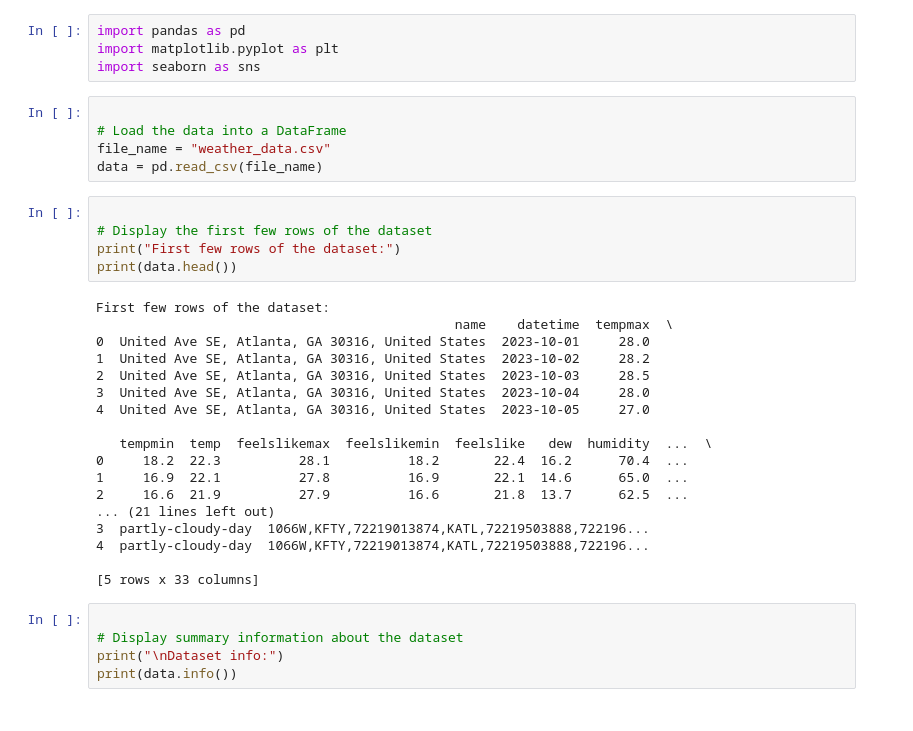
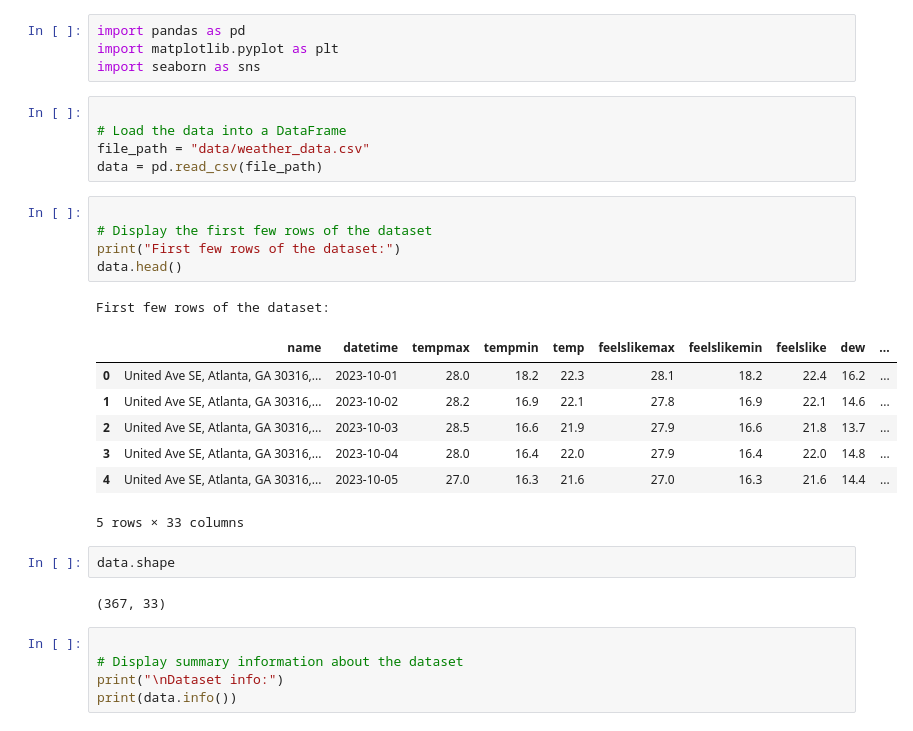
Before and after one commit to BingzheChen/DS6600_datapipeline, a Jupyter notebook: EDA.ipynb, the cells around one changed output. Cells and saved outputs as stored; diff of their text form.

```diff
--- a/EDA.ipynb
+++ b/EDA.ipynb
@@ -5,31 +5,26 @@ import seaborn as sns
 # %%
 
 # Load the data into a DataFrame
-file_name = "weather_data.csv"
-data = pd.read_csv(file_name)
+file_path = "data/weather_data.csv"
+data = pd.read_csv(file_path)
 # %%
 
 # Display the first few rows of the dataset
 print("First few rows of the dataset:")
-print(data.head())
+data.head()
 # %% [output]
 First few rows of the dataset:
-                                              name    datetime  tempmax  \
-0  United Ave SE, Atlanta, GA 30316, United States  2023-10-01     28.0
-1  United Ave SE, Atlanta, GA 30316, United States  2023-10-02     28.2
-2  United Ave SE, Atlanta, GA 30316, United States  2023-10-03     28.5
-3  United Ave SE, Atlanta, GA 30316, United States  2023-10-04     28.0
-4  United Ave SE, Atlanta, GA 30316, United States  2023-10-05     27.0
-
-   tempmin  temp  feelslikemax  feelslikemin  feelslike   dew  humidity  ...  \
-0     18.2  22.3          28.1          18.2       22.4  16.2      70.4  ...
-1     16.9  22.1          27.8          16.9       22.1  14.6      65.0  ...
-2     16.6  21.9          27.9          16.6       21.8  13.7      62.5  ...
-... (21 lines left out)
-3  partly-cloudy-day  1066W,KFTY,72219013874,KATL,72219503888,722196...
-4  partly-cloudy-day  1066W,KFTY,72219013874,KATL,72219503888,722196...
-
-[5 rows x 33 columns]
+|  | name | datetime | tempmax | tempmin | temp | feelslikemax | feelslikemin | feelslike | dew | ... |
+| 0 | United Ave SE, Atlanta, GA 30316,... | 2023-10-01 | 28.0 | 18.2 | 22.3 | 28.1 | 18.2 | 22.4 | 16.2 | ... |
+| 1 | United Ave SE, Atlanta, GA 30316,... | 2023-10-02 | 28.2 | 16.9 | 22.1 | 27.8 | 16.9 | 22.1 | 14.6 | ... |
+| 2 | United Ave SE, Atlanta, GA 30316,... | 2023-10-03 | 28.5 | 16.6 | 21.9 | 27.9 | 16.6 | 21.8 | 13.7 | ... |
+| 3 | United Ave SE, Atlanta, GA 30316,... | 2023-10-04 | 28.0 | 16.4 | 22.0 | 27.9 | 16.4 | 22.0 | 14.8 | ... |
+| 4 | United Ave SE, Atlanta, GA 30316,... | 2023-10-05 | 27.0 | 16.3 | 21.6 | 27.0 | 16.3 | 21.6 | 14.4 | ... |
+5 rows × 33 columns
+# %%
+data.shape
+# %% [output]
+(367, 33)
 # %%
 
 # Display summary information about the dataset
```
Also changed, not shown: 14 other files.
